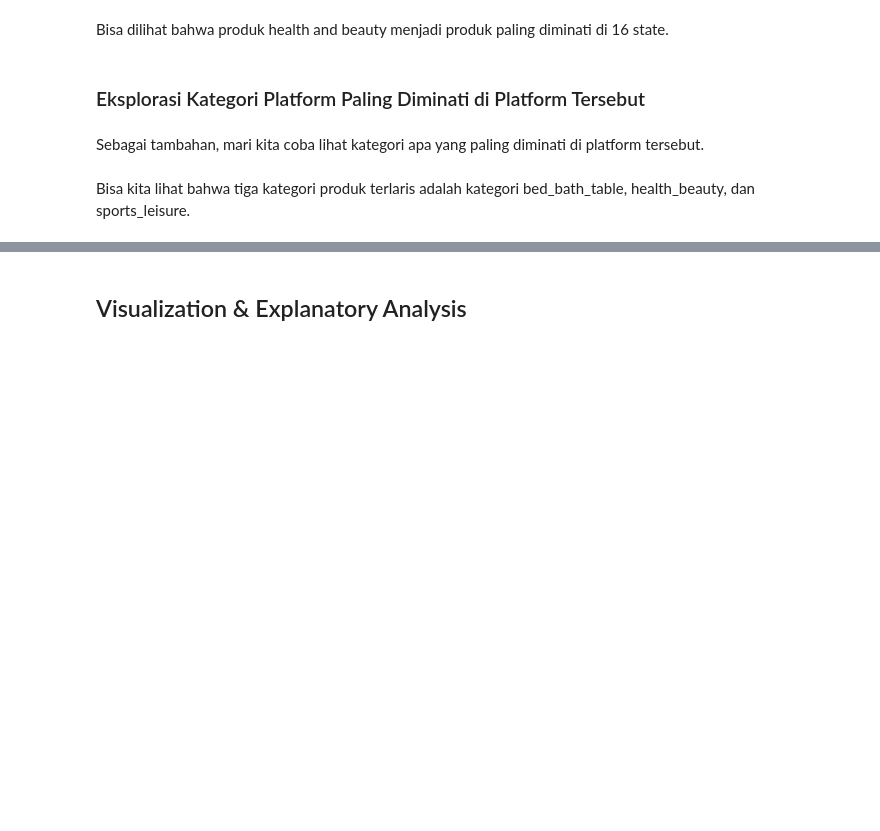
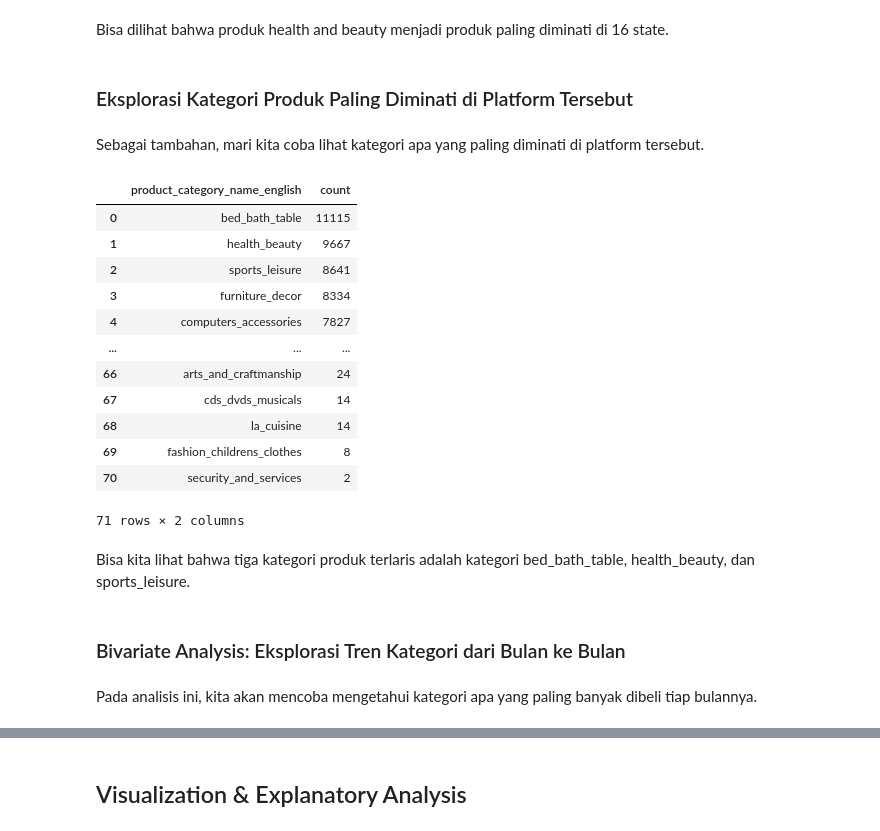
Before and after one commit to RayhanAdii/Brazilian-E-Commerce-Data-Analysis, a Jupyter notebook: notebook.ipynb, the cells around one changed output, grey strips where cells are left out. Cells and saved outputs as stored; diff of their text form; code cells hidden in the pictures; blank space fills up the shorter version.

```diff
--- a/notebook.ipynb
+++ b/notebook.ipynb
@@ -358,7 +390,7 @@ Name: count, dtype: int64
 # %% [markdown]
 Bisa dilihat bahwa produk health and beauty menjadi produk paling diminati di 16 state.
 # %% [markdown]
-### Eksplorasi Kategori Platform Paling Diminati di Platform Tersebut
+### Eksplorasi Kategori Produk Paling Diminati di Platform Tersebut
 # %% [markdown]
 Sebagai tambahan, mari kita coba lihat kategori apa yang paling diminati di platform tersebut.
 # %%
@@ -367,5 +399,25 @@ product_category_counts = merged_df_2['product_category_name_english'].value_cou
 
 # Rename the columns for better readability
 product_category_counts.columns = ['product_category_name_english', 'count']
+# %%
+product_category_counts
+# %% [output]
+|  | product_category_name_english | count |
+| 0 | bed_bath_table | 11115 |
+| 1 | health_beauty | 9667 |
+| 2 | sports_leisure | 8641 |
+| 3 | furniture_decor | 8334 |
+| 4 | computers_accessories | 7827 |
+| ... | ... | ... |
+| 66 | arts_and_craftmanship | 24 |
+| 67 | cds_dvds_musicals | 14 |
+| 68 | la_cuisine | 14 |
+| 69 | fashion_childrens_clothes | 8 |
+| 70 | security_and_services | 2 |
+71 rows × 2 columns
 # %% [markdown]
 Bisa kita lihat bahwa tiga kategori produk terlaris adalah kategori bed_bath_table, health_beauty, dan sports_leisure.
+# %% [markdown]
+### Bivariate Analysis: Eksplorasi Tren Kategori dari Bulan ke Bulan
+# %% [markdown]
+Pada analisis ini, kita akan mencoba mengetahui kategori apa yang paling banyak dibeli tiap bulannya.
```
Also changed, not shown: parts of 15 cells of this notebook, 1 other file.
